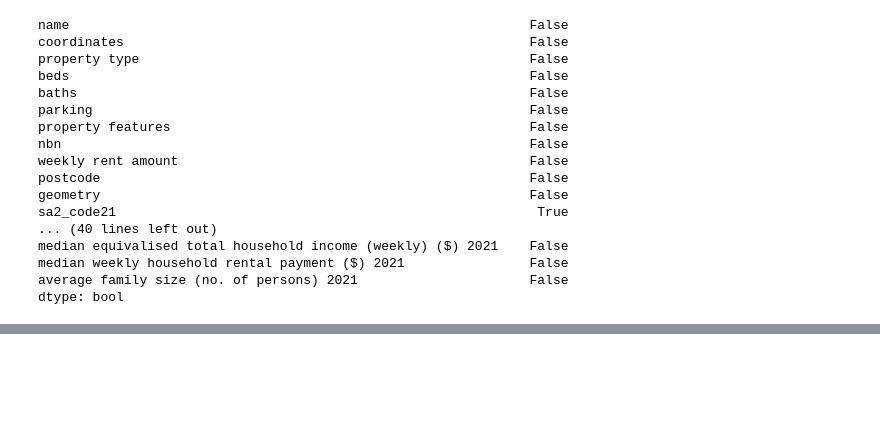
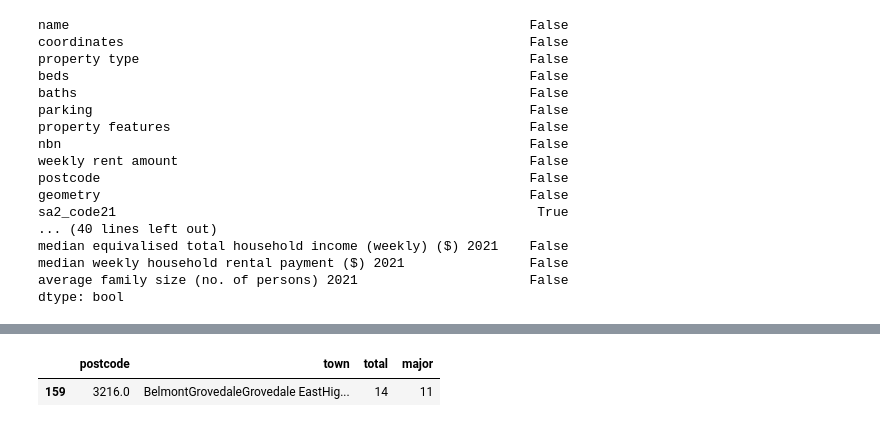
Before and after one commit to stephenmarcou/Real-Estate-Industry-Project, a Jupyter notebook: notebooks/merge_rental_data.ipynb, the cells around one changed output, grey strips where cells are left out. Drawn from its saved outputs; the diff is of its cells as text; code cells hidden in the pictures; blank space fills up the shorter version.

```diff
--- a/notebooks/merge_rental_data.ipynb
+++ b/notebooks/merge_rental_data.ipynb
@@ -237,0 +286,4 @@ dtype: bool
+# %%
+# merge rows with same postcode but different town names together
+supermarket_data = supermarket_data.groupby("postcode").sum().reset_index()
+supermarket_data.value_counts()
@@ -237,0 +304,5 @@ dtype: bool
+# %%
+supermarket_data[supermarket_data["postcode"] == 3216]
+# %% [output]
+|  | postcode | town | total | major |
+| 159 | 3216.0 | BelmontGrovedaleGrovedale EastHig... | 14 | 11 |
```
Also changed, not shown: parts of 13 cells of this notebook.
